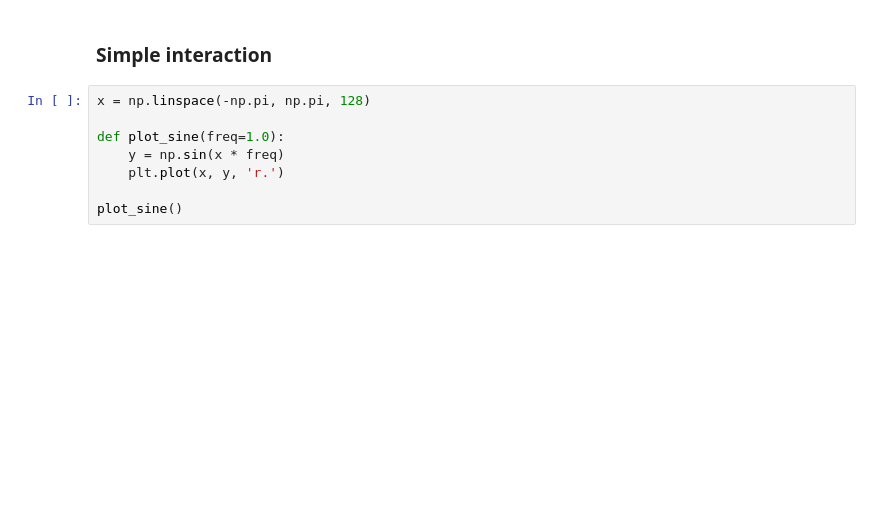
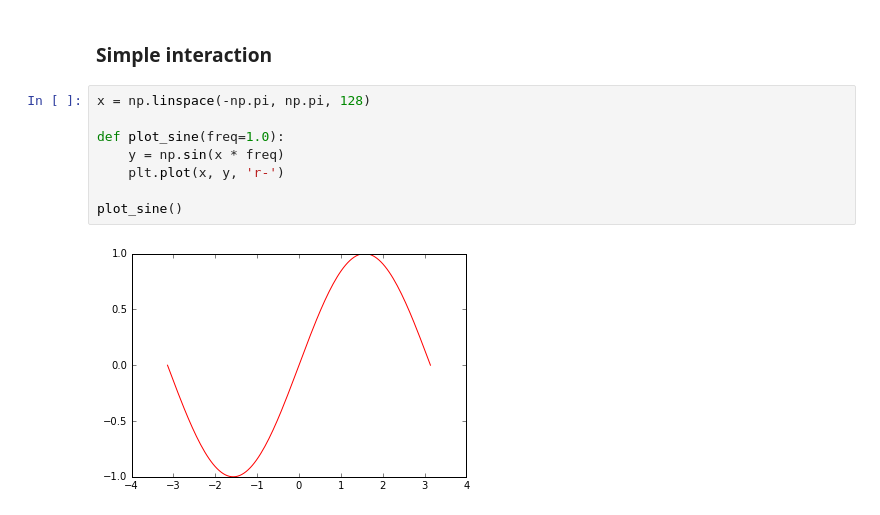
Before and after one commit to vanzaj/2016-06-11-ntu, a Jupyter notebook: code/0-notebook.ipynb, the cells around one changed output. Cells and saved outputs as stored; diff of their text form; blank space fills up the shorter version.

```diff
--- a/code/0-notebook.ipynb
+++ b/code/0-notebook.ipynb
@@ -85,11 +106,13 @@ plt.plot(x[inside], y[inside], 'r.')
 # %%
 x = np.linspace(-np.pi, np.pi, 128)
 
 def plot_sine(freq=1.0):
     y = np.sin(x * freq)
-    plt.plot(x, y, 'r.')
+    plt.plot(x, y, 'r-')
 
 plot_sine()
+# %% [output]
+[figure, added]
 # %%
 import ipywidgets as wdg
 
```
Also changed, not shown: parts of 14 cells of this notebook, 4 other files.
